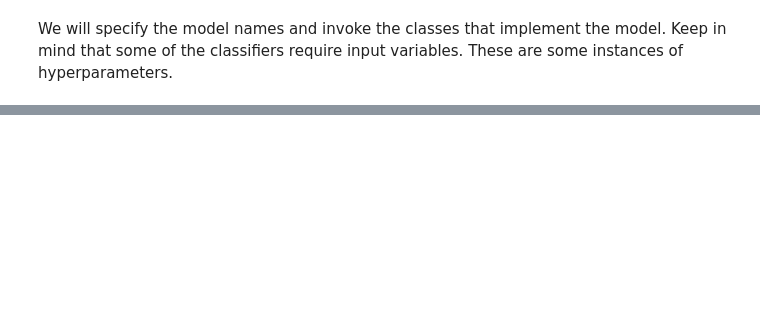
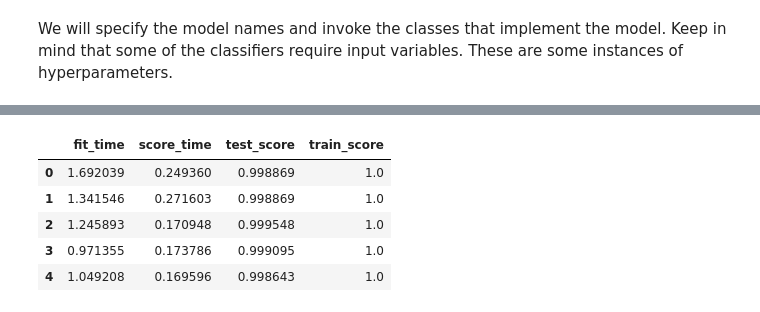
Before and after one commit to MichaelGeremy/Advanced-Classiffication-Hackathon-, a Jupyter notebook: Hackathon Michael Mwenda.ipynb, the cells around one changed output, grey strips where cells are left out. Saved outputs shown, nothing was run; the diff lists cells and outputs as text; code cells hidden in the pictures; blank space fills up the shorter version.

```diff
--- a/Hackathon Michael Mwenda.ipynb
+++ b/Hackathon Michael Mwenda.ipynb
@@ -531,0 +296,15 @@ Please also refer to the documentation for alternative solver options:
+# %%
+#fitting a MultinomialNB with parameter
+pipe_nb6 = make_pipeline(
+    CountVectorizer(),
+    MultinomialNB(alpha=0.006)
+)
+scores = cross_validate(pipe_nb6, X_train, y_train, return_train_score=True)
+pd.DataFrame(scores)
+# %% [output]
+|  | fit_time | score_time | test_score | train_score |
+| 0 | 1.692039 | 0.249360 | 0.998869 | 1.0 |
+| 1 | 1.341546 | 0.271603 | 0.998869 | 1.0 |
+| 2 | 1.245893 | 0.170948 | 0.999548 | 1.0 |
+| 3 | 0.971355 | 0.173786 | 0.999095 | 1.0 |
+| 4 | 1.049208 | 0.169596 | 0.998643 | 1.0 |
```
Also changed, not shown: parts of 44 cells of this notebook.
